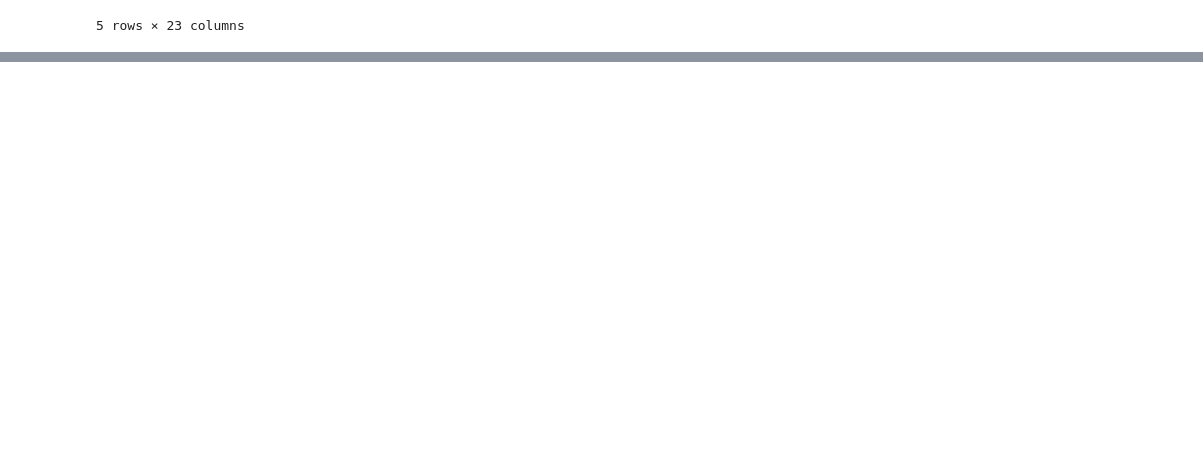
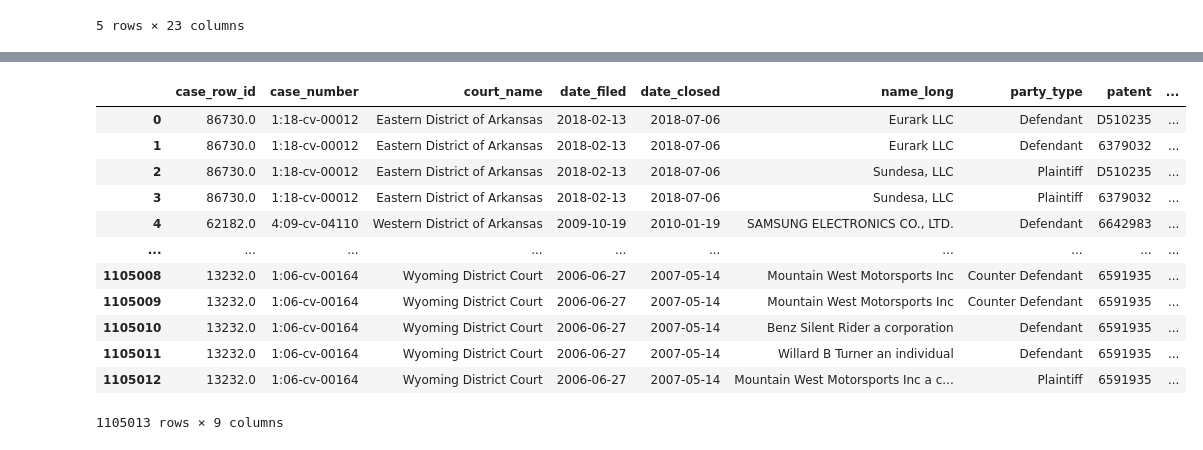
Before and after one commit to Sai0472003/PatentLitigation_Impact, a Jupyter notebook: exploring_data.ipynb, the cells around one changed output, grey strips where cells are left out. Drawn from its saved outputs; the diff is of its cells as text; code cells hidden in the pictures; blank space fills up the shorter version.

```diff
--- a/exploring_data.ipynb
+++ b/exploring_data.ipynb
@@ -46,0 +55,4 @@ documentid_admin.head()
+# %%
+names = pd.read_csv('/content/drive/MyDrive/ECO225_Final_Project/PART1/names.csv')
+names =names[['case_row_id', 'name_long', 'party_type']]
+names.head()
@@ -46,0 +66,18 @@ documentid_admin.head()
+# %%
+patents_merged = pd.merge(cases, names, on='case_row_id', how='inner')
+patents_merged = pd.merge(patents_merged, patents, on='case_row_id', how='inner')
+patents_merged
+# %% [output]
+|  | case_row_id | case_number | court_name | date_filed | date_closed | name_long | party_type | patent | ... |
+| 0 | 86730.0 | 1:18-cv-00012 | Eastern District of Arkansas | 2018-02-13 | 2018-07-06 | Eurark LLC | Defendant | D510235 | ... |
+| 1 | 86730.0 | 1:18-cv-00012 | Eastern District of Arkansas | 2018-02-13 | 2018-07-06 | Eurark LLC | Defendant | 6379032 | ... |
+| 2 | 86730.0 | 1:18-cv-00012 | Eastern District of Arkansas | 2018-02-13 | 2018-07-06 | Sundesa, LLC | Plaintiff | D510235 | ... |
+| 3 | 86730.0 | 1:18-cv-00012 | Eastern District of Arkansas | 2018-02-13 | 2018-07-06 | Sundesa, LLC | Plaintiff | 6379032 | ... |
+| 4 | 62182.0 | 4:09-cv-04110 | Western District of Arkansas | 2009-10-19 | 2010-01-19 | SAMSUNG ELECTRONICS CO., LTD. | Defendant | 6642983 | ... |
+| ... | ... | ... | ... | ... | ... | ... | ... | ... | ... |
+| 1105008 | 13232.0 | 1:06-cv-00164 | Wyoming District Court | 2006-06-27 | 2007-05-14 | Mountain West Motorsports Inc | Counter Defendant | 6591935 | ... |
+| 1105009 | 13232.0 | 1:06-cv-00164 | Wyoming District Court | 2006-06-27 | 2007-05-14 | Mountain West Motorsports Inc | Counter Defendant | 6591935 | ... |
+| 1105010 | 13232.0 | 1:06-cv-00164 | Wyoming District Court | 2006-06-27 | 2007-05-14 | Benz Silent Rider a corporation | Defendant | 6591935 | ... |
+| 1105011 | 13232.0 | 1:06-cv-00164 | Wyoming District Court | 2006-06-27 | 2007-05-14 | Willard B Turner an individual | Defendant | 6591935 | ... |
+| 1105012 | 13232.0 | 1:06-cv-00164 | Wyoming District Court | 2006-06-27 | 2007-05-14 | Mountain West Motorsports Inc a c... | Plaintiff | 6591935 | ... |
+1105013 rows × 9 columns
```
Also changed, not shown: parts of 5 cells of this notebook.
